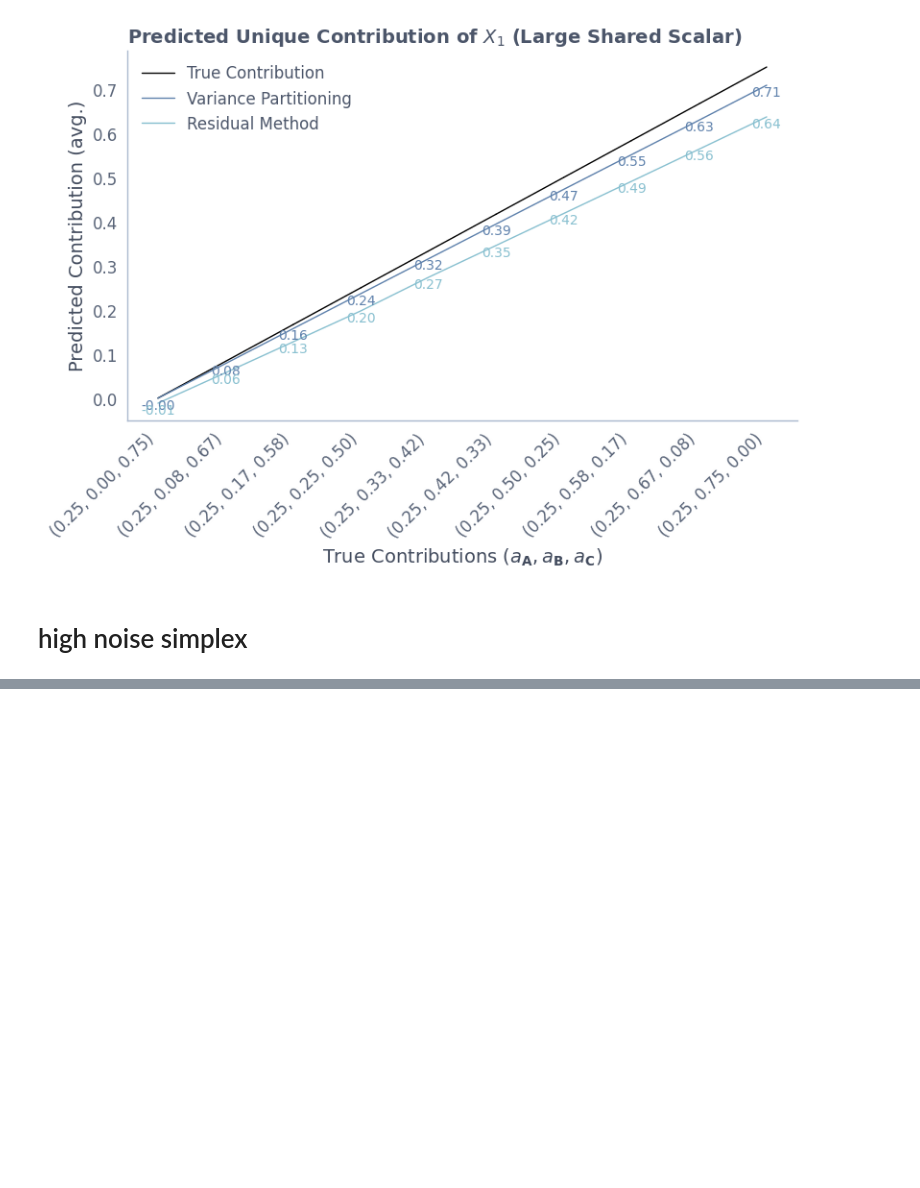
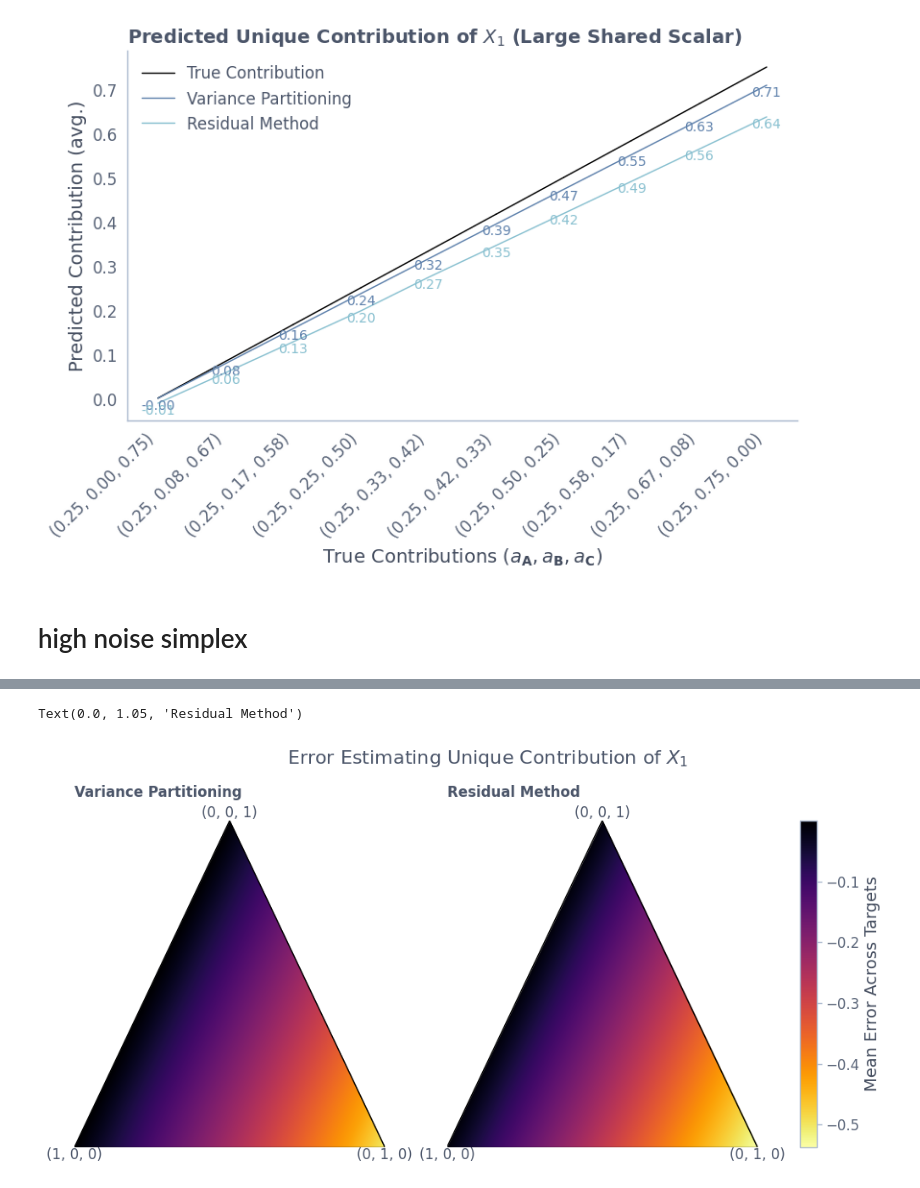
Before and after one commit to leo-schultheiss/compare_variance_residual, a Jupyter notebook: compare_variance_residual/plot_scalars_simplex.ipynb, the cells around one changed output, grey strips where cells are left out. Drawn from its saved outputs; the diff is of its cells as text; code cells hidden in the pictures; blank space fills up the shorter version.

```diff
--- a/compare_variance_residual/plot_scalars_simplex.ipynb
+++ b/compare_variance_residual/plot_scalars_simplex.ipynb
@@ -450,25 +446,25 @@ plt.xticks(range(len(interp_points)), [f"({x[0]:.2f}, {x[1]:.2f}, {x[2]:.2f})" f
 
 
 # plot error for variance partitioning and residual method
-vp_x1_mean_predicted = []
-rm_x1_mean_predicted = []
+vp_x1_mean_error_predicted = []
+rm_x1_mean_error_predicted = []
 
 for scalars in interp_points:
     scores = pd.read_csv(os.path.join(get_path(alphas, cv, n_samples, n_targets, noise_target), f"scores_{scalars}.csv"))
     print("read scores for ", scalars)
     vp_predicted = scores["vp_x1_unique_score"]
     rm_predicted = scores["rm_x1_unique_score"]
-    vp_x1_mean_predicted.append(vp_predicted.mean())
-    rm_x1_mean_predicted.append(rm_predicted.mean())
+    vp_x1_mean_error_predicted.append(vp_predicted.mean())
+    rm_x1_mean_error_predicted.append(rm_predicted.mean())
 
 # plot error
-plt.plot(range(0, len(interp_points)), vp_x1_mean_predicted, label="Variance Partitioning")
-plt.plot(range(0, len(interp_points)), rm_x1_mean_predicted, label="Residual Method")
+plt.plot(range(0, len(interp_points)), vp_x1_mean_error_predicted, label="Variance Partitioning")
+plt.plot(range(0, len(interp_points)), rm_x1_mean_error_predicted, label="Residual Method")
 
 # Annotate each point for Variance Partitioning
 for i in range(len(interp_points)):
-    plt.text(i, vp_x1_mean_predicted[i], f"{vp_x1_mean_predicted[i]:.2f}", fontsize=10, ha='center', va='top', color='C0')
-    plt.text(i, rm_x1_mean_predicted[i], f"{rm_x1_mean_predicted[i]:.2f}", fontsize=10, ha='center', va='top', color='C1')
+    plt.text(i, vp_x1_mean_error_predicted[i], f"{vp_x1_mean_error_predicted[i]:.2f}", fontsize=10, ha='center', va='top', color='C0')
+    plt.text(i, rm_x1_mean_error_predicted[i], f"{rm_x1_mean_error_predicted[i]:.2f}", fontsize=10, ha='center', va='top', color='C1')
 
 # add labels
 plt.xlabel(r"True Contributions ($a_\mathbf{A}, a_\mathbf{B}, a_\mathbf{C}$)")
@@ -516,11 +512,11 @@ residual method done
 # %%
-vp_x1_mean_predicted = []
-rm_x1_mean_predicted = []
+vp_x1_mean_error_predicted = []
+rm_x1_mean_error_predicted = []
 
 for scalars in scalars_list:
     scores = pd.read_csv(os.path.join(get_path(alphas, cv, n_samples, n_targets, noise_target), f"scores_{scalars}.csv"))
     print("read scores for ", scalars)
-    vp_predicted = scores["vp_x1_unique_score"]
-    rm_predicted = scores["rm_x1_unique_score"]
-    vp_x1_mean_predicted.append(vp_predicted.mean())
-    rm_x1_mean_predicted.append(rm_predicted.mean())
+    vp_predicted = scores["vp_x1_unique_score"] - scalars[1]
+    rm_predicted = scores["rm_x1_unique_score"] - scalars[1]
+    vp_x1_mean_error_predicted.append(vp_predicted.mean())
+    rm_x1_mean_error_predicted.append(rm_predicted.mean())
@@ -527,18 +541,21 @@ for scalars in scalars_list:
 # %%
 fig, axs = plt.subplots(1, 2, figsize=(13, 5))
 
-min_total = min(min(vp_x1_mean_predicted), min(rm_x1_mean_predicted))
-max_total = max(max(vp_x1_mean_predicted), max(rm_x1_mean_predicted))
+min_total = min(min(vp_x1_mean_error_predicted), min(rm_x1_mean_error_predicted))
+max_total = max(max(vp_x1_mean_error_predicted), max(rm_x1_mean_error_predicted))
 
-_, _, im_vp_x1 = plot_simplex(vp_x1_mean_predicted, ax=axs[0], min_total=min_total, max_total=max_total)
-_, _, im_rm_x1 = plot_simplex(rm_x1_mean_predicted, ax=axs[1], min_total=min_total, max_total=max_total)
+_, _, im_vp_x1 = plot_simplex(vp_x1_mean_error_predicted, ax=axs[0], min_total=min_total, max_total=max_total)
+_, _, im_rm_x1 = plot_simplex(rm_x1_mean_error_predicted, ax=axs[1], min_total=min_total, max_total=max_total)
 
 # add colorbar based on max values to figure
 cbar = fig.colorbar(im_vp_x1, ax=axs)
 cbar.set_label('Mean Error Across Targets')
 
 fig.suptitle(r"Error Estimating Unique Contribution of $X_1$", fontsize=16, y=1.05)
 
 # add column wise titles
 axs[0].set_title(r'Variance Partitioning', y=1.05, fontsize=12)
 axs[1].set_title(r'Residual Method', y=1.05, fontsize=12)
+# %% [output]
+Text(0.0, 1.05, 'Residual Method')
+[figure, added]
```
Also changed, not shown: parts of 10 cells of this notebook.
